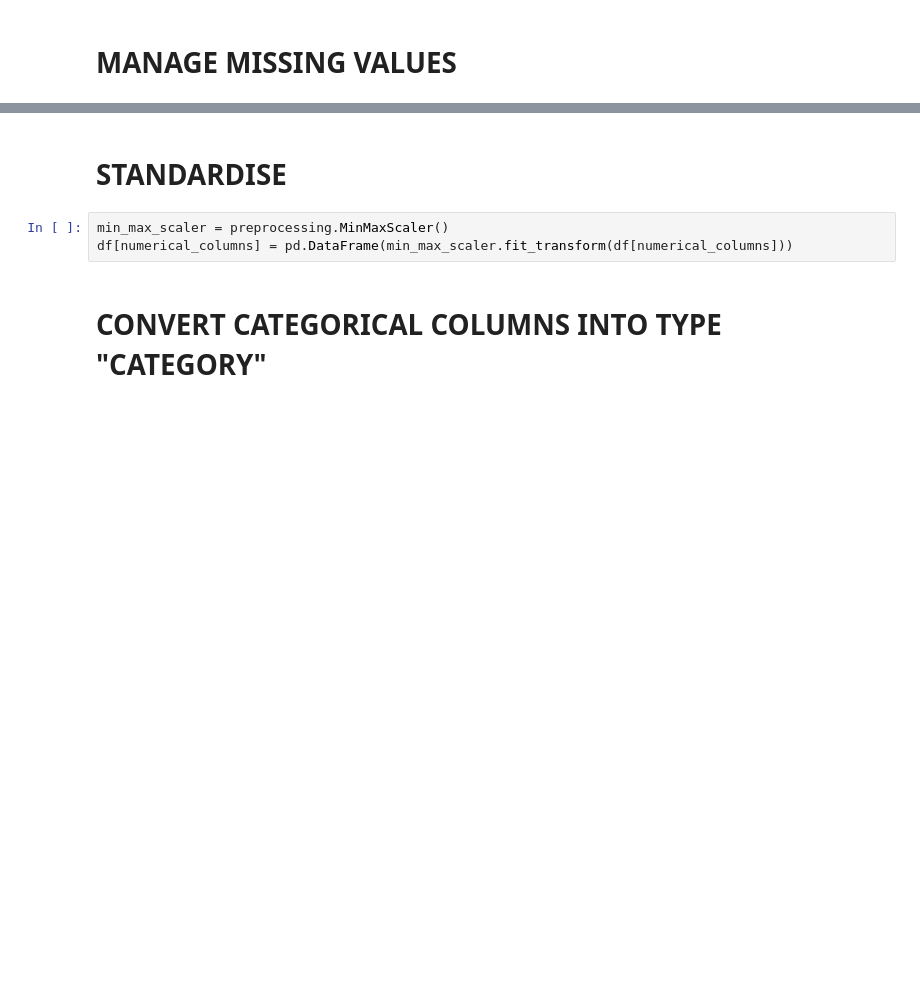
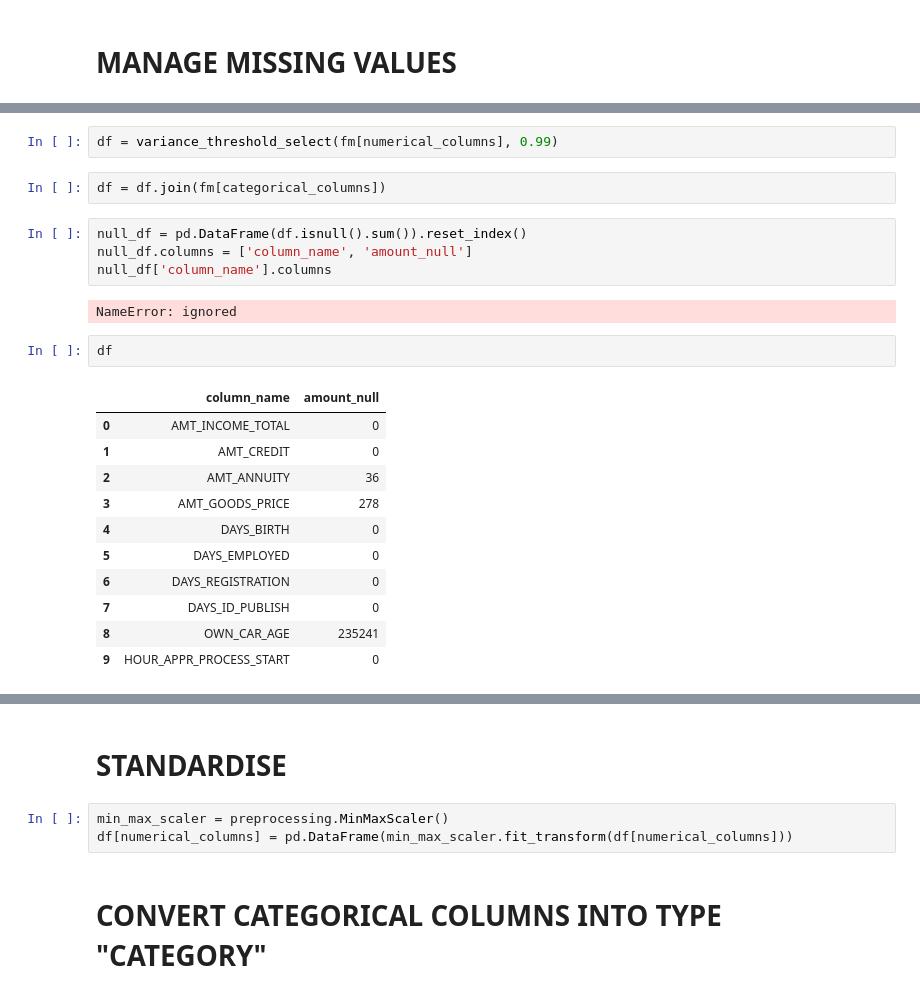
Before and after one commit to robertocommit/neural, a Jupyter notebook: Home_Credit_Default_Risk.ipynb, the cells around one changed output, grey strips where cells are left out. Saved outputs shown, nothing was run; the diff lists cells and outputs as text; blank space fills up the shorter version.

```diff
--- a/Home_Credit_Default_Risk.ipynb
+++ b/Home_Credit_Default_Risk.ipynb
@@ -264,0 +315,24 @@ smart_overview(df)
+# %%
+df = variance_threshold_select(fm[numerical_columns], 0.99)
+# %%
+df = df.join(fm[categorical_columns])
+# %%
+null_df = pd.DataFrame(df.isnull().sum()).reset_index()
+null_df.columns = ['column_name', 'amount_null']
+null_df['column_name'].columns
+# %% [output]
+NameError: ignored
+# %%
+df
+# %% [output]
+|  | column_name | amount_null |
+| 0 | AMT_INCOME_TOTAL | 0 |
+| 1 | AMT_CREDIT | 0 |
+| 2 | AMT_ANNUITY | 36 |
+| 3 | AMT_GOODS_PRICE | 278 |
+| 4 | DAYS_BIRTH | 0 |
+| 5 | DAYS_EMPLOYED | 0 |
+| 6 | DAYS_REGISTRATION | 0 |
+| 7 | DAYS_ID_PUBLISH | 0 |
+| 8 | OWN_CAR_AGE | 235241 |
+| 9 | HOUR_APPR_PROCESS_START | 0 |
```
Also changed, not shown: parts of 38 cells of this notebook.
